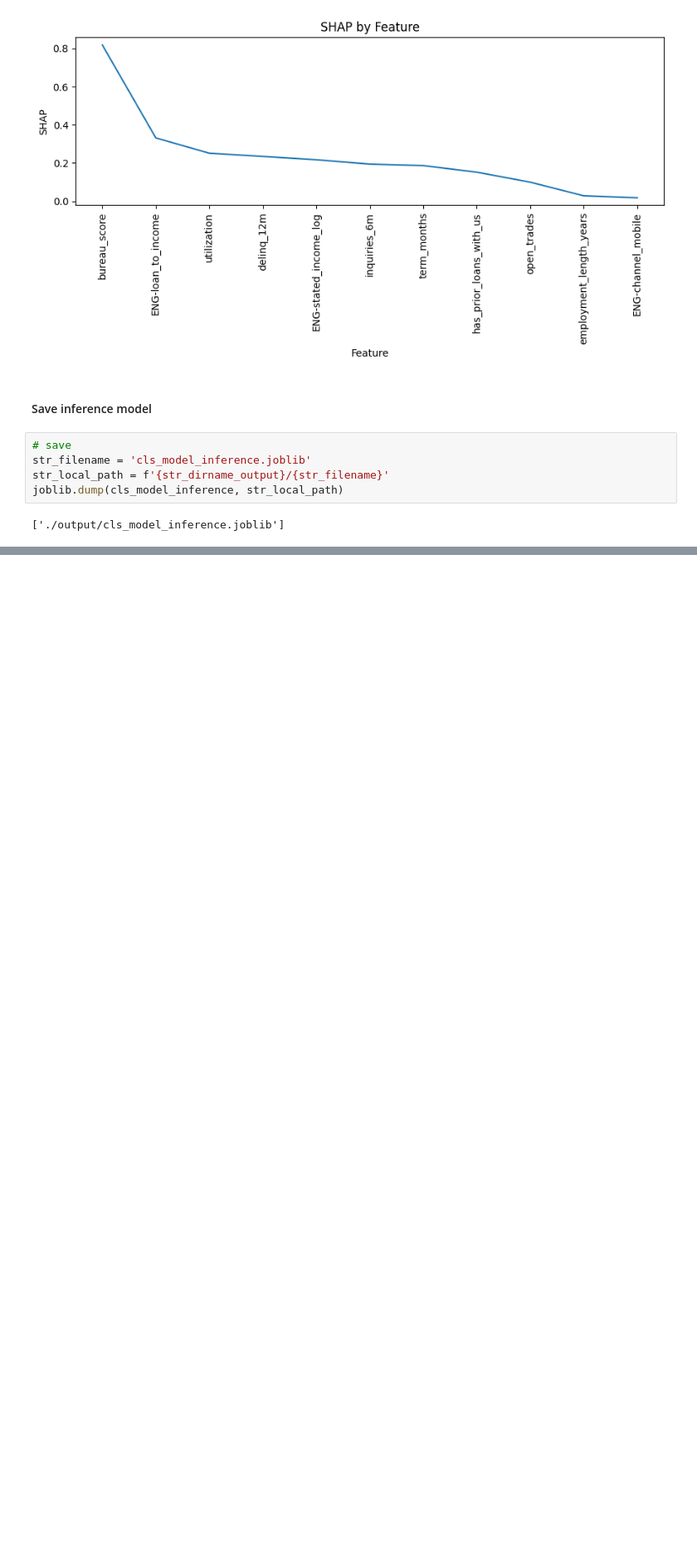
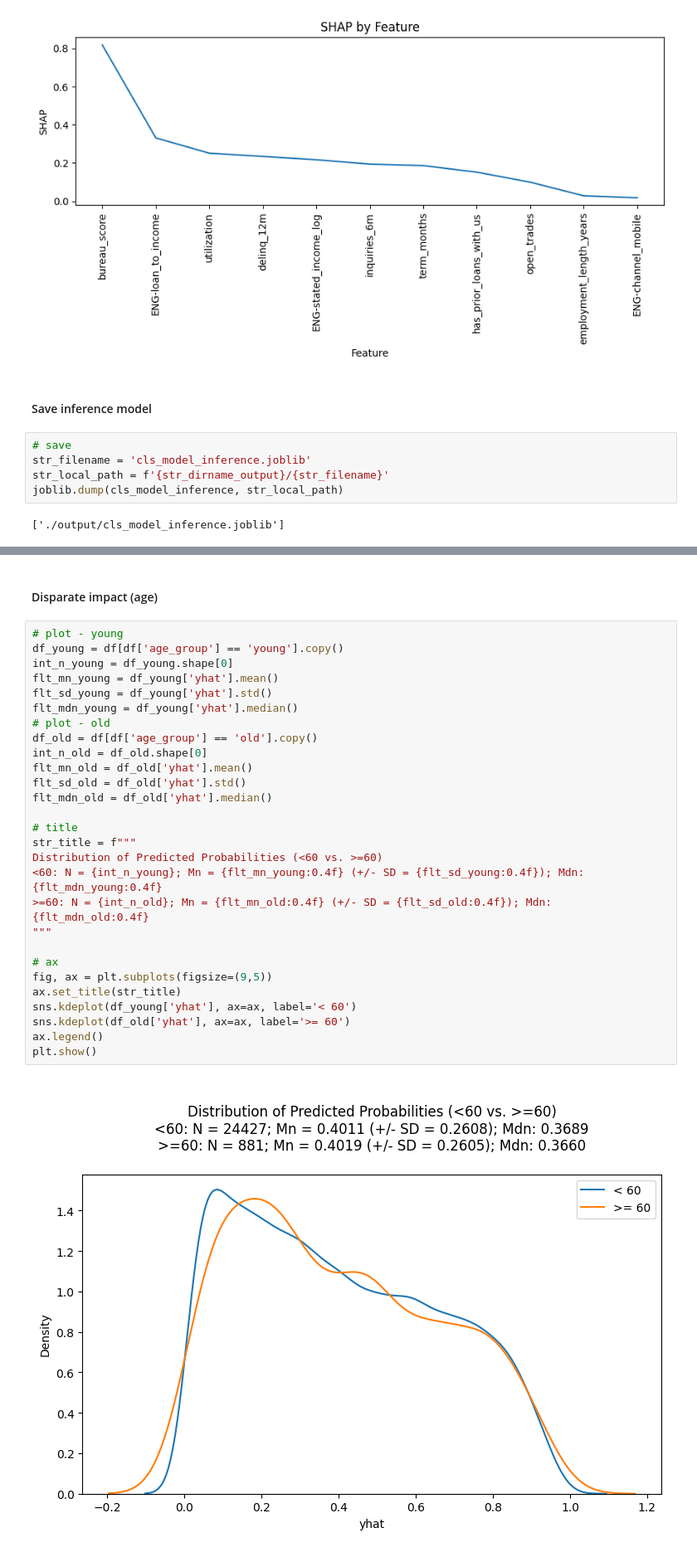
Before and after one commit to aaronengland/credit_risk_model, a Jupyter notebook: 03_xgboost/notebook.ipynb, the cells around one changed output, grey strips where cells are left out. Shown at 83% size. Cells and saved outputs as stored; diff of their text form; blank space fills up the shorter version.

Commit message:
disparate impact

```diff
--- a/03_xgboost/notebook.ipynb
+++ b/03_xgboost/notebook.ipynb
@@ -754,0 +829,32 @@ joblib.dump(cls_model_inference, str_local_path)
+# %% [markdown]
+#### Disparate impact (age)
+# %%
+# plot - young
+df_young = df[df['age_group'] == 'young'].copy()
+int_n_young = df_young.shape[0]
+flt_mn_young = df_young['yhat'].mean()
+flt_sd_young = df_young['yhat'].std()
+flt_mdn_young = df_young['yhat'].median()
+# plot - old
+df_old = df[df['age_group'] == 'old'].copy()
+int_n_old = df_old.shape[0]
+flt_mn_old = df_old['yhat'].mean()
+flt_sd_old = df_old['yhat'].std()
+flt_mdn_old = df_old['yhat'].median()
+
+# title
+str_title = f"""
+Distribution of Predicted Probabilities (<60 vs. >=60)
+<60: N = {int_n_young}; Mn = {flt_mn_young:0.4f} (+/- SD = {flt_sd_young:0.4f}); Mdn: {flt_mdn_young:0.4f}
+>=60: N = {int_n_old}; Mn = {flt_mn_old:0.4f} (+/- SD = {flt_sd_old:0.4f}); Mdn: {flt_mdn_old:0.4f}
+"""
+
+# ax
+fig, ax = plt.subplots(figsize=(9,5))
+ax.set_title(str_title)
+sns.kdeplot(df_young['yhat'], ax=ax, label='< 60')
+sns.kdeplot(df_old['yhat'], ax=ax, label='>= 60')
+ax.legend()
+plt.show()
+# %% [output]
+[figure, added]
```
Also changed, not shown: parts of 8 cells of this notebook, 1 other file.
